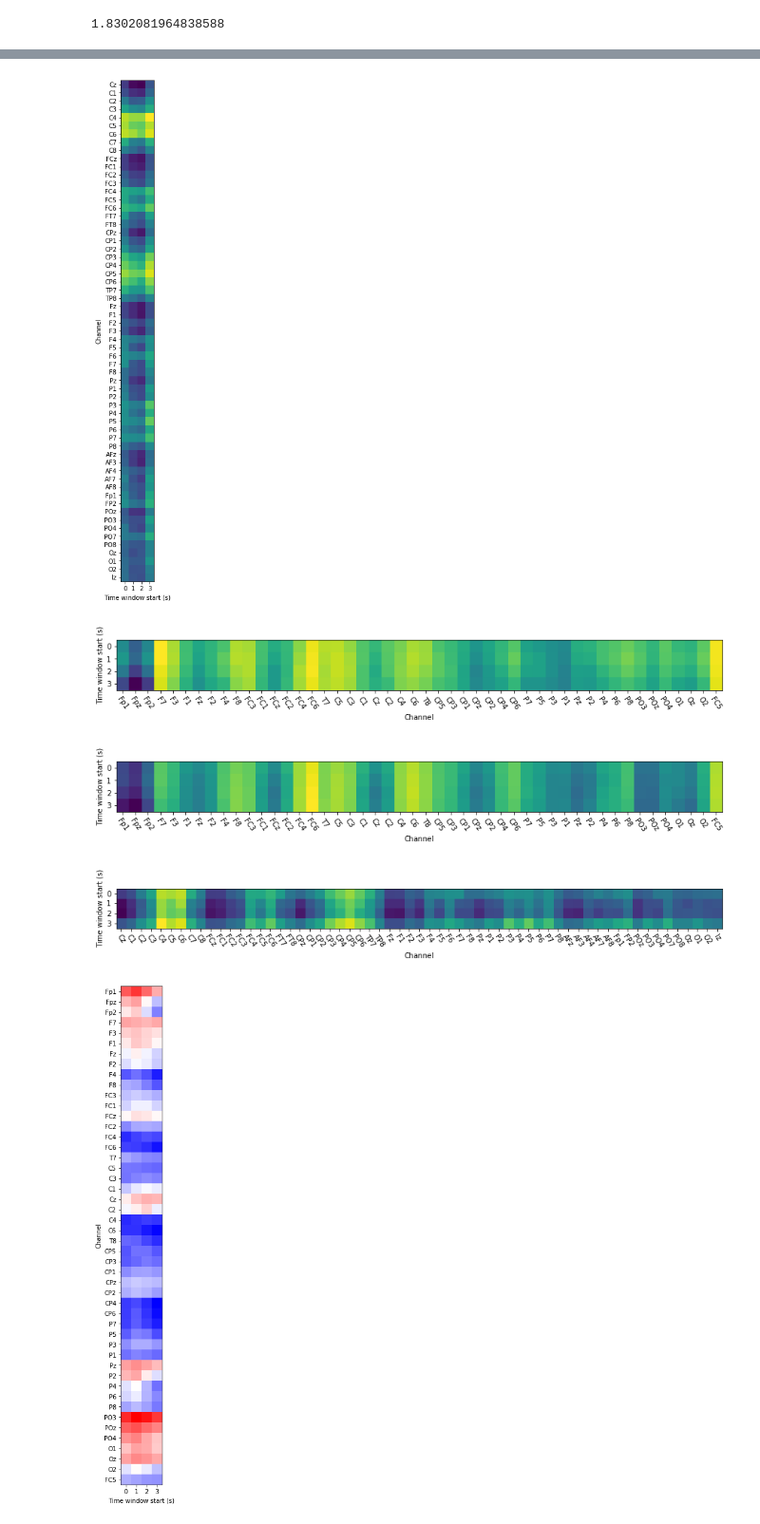
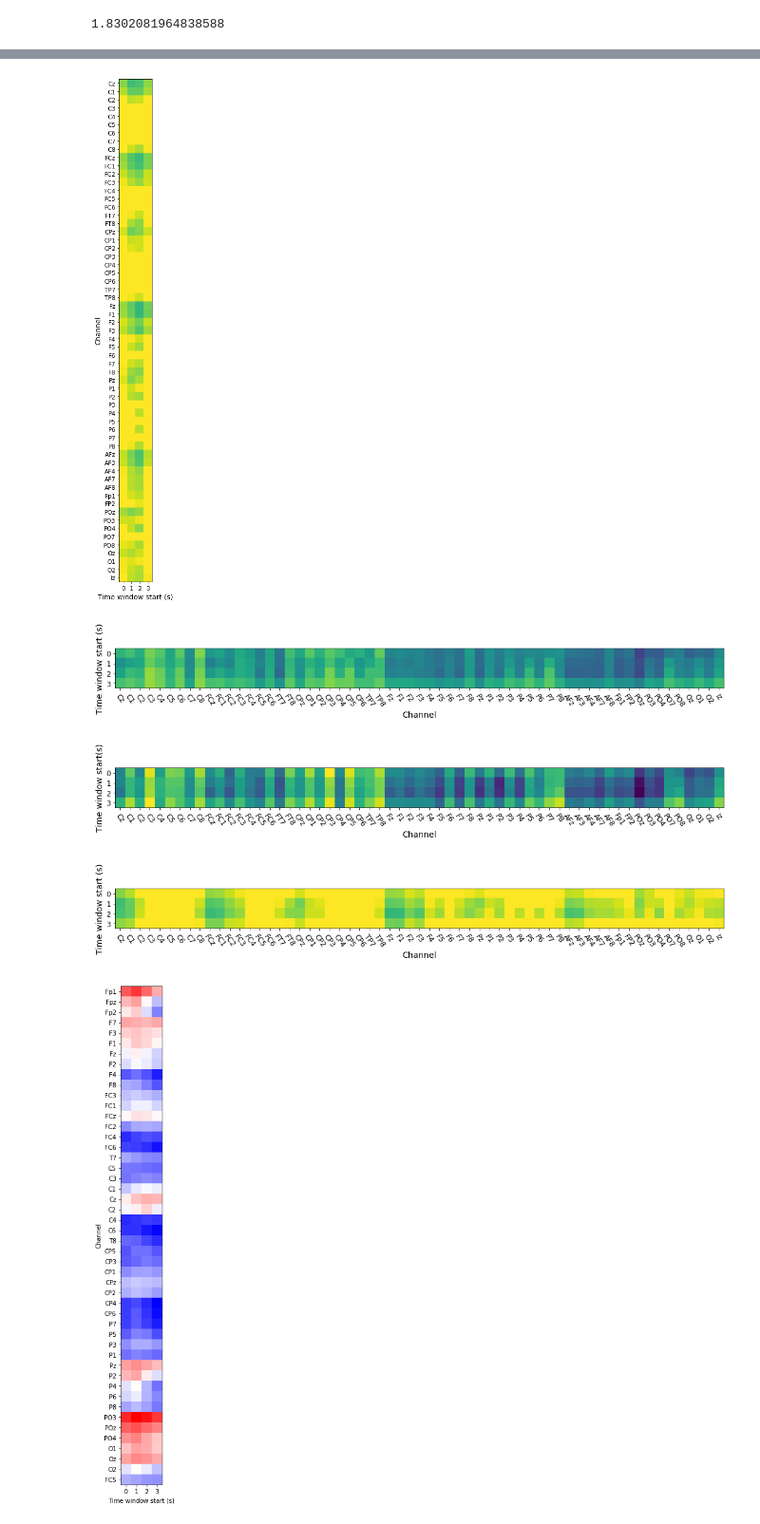
Before and after one commit to cristianch/EEG_CNP, a Jupyter notebook: notebooks/hfd_analysis.ipynb, the cells around one changed output, grey strips where cells are left out. Shown at 95% size. Saved outputs shown, nothing was run; the diff lists cells and outputs as text; code cells hidden in the pictures.

Commit message:
Adjusting graphs format

```diff
--- a/notebooks/hfd_analysis.ipynb
+++ b/notebooks/hfd_analysis.ipynb
@@ -567,3 +539,3 @@ NormaltestResult(statistic=2.5280177927926215, pvalue=0.28251916318974224)
 # %%
-max_hfd = np.max([np.max(pp_all_windows_repetitions), np.max(pnp_all_windows_repetitions)])
-min_hfd = np.min([np.min(pp_all_windows_repetitions), np.min(pnp_all_windows_repetitions)])
+max_hfd = np.max([np.max(pp_mean_all_windows), np.max(pnp_mean_all_windows), np.min(hv_mean_all_windows)])
+min_hfd = np.min([np.min(pp_mean_all_windows), np.min(pnp_mean_all_windows), np.min(hv_mean_all_windows)])
@@ -575,5 +559,10 @@ np.max(pp_all_windows_repetitions)
 np.mean(pp_all_windows_repetitions, axis=1).transpose()[14][1]
 # %% [output]
 1.8302081964838588
+# %%
+graph_font_label = 14
+graph_font_ticks = 12
+graph_labels = ch_names
+n_channels = 61
 # %%
 title = 'Normalized HFD values in ' + limb['name'] + ' within a 2s sliding window, PDP; k=7'
@@ -611,60 +602,64 @@ graph_name = 'window_hv_' + limb['name']
 
 plt.figure(figsize=[15,15])
 #plt.title(title)
-plt.ylabel('Channel')
-plt.yticks(ticks=range(61), labels=ch_names)
-plt.xticks(range(4))
-plt.xlabel('Time window start (s)')
-plt.imshow(hv_mean_all_windows)
-plt.savefig('./results/graphs/no_captions/v/' + limb['name'] + '/' + graph_name + '.eps')
-plt.savefig('./results/graphs/no_captions/v/' + limb['name'] + '/' + graph_name + '.jpg')
+plt.ylabel('Channel', fontsize=graph_font_label)
+plt.yticks(ticks=range(n_channels), labels=graph_labels, fontsize=graph_font_ticks)
+plt.xticks(range(4), fontsize=graph_font_ticks)
+plt.xlabel('Time window start (s)', fontsize=graph_font_label)
+plt.imshow(hv_mean_all_windows, vmin=min_hfd, vmax=max_hfd)
+plt.tight_layout()
+plt.savefig('./results/graphs/no_captions_new/v/' + limb['name'] + '/' + graph_name + '.eps')
+plt.savefig('./results/graphs/no_captions_new/v/' + limb['name'] + '/' + graph_name + '.jpg')
 # %% [output]
-[figure, old version]
+[figure, new version]
 # %%
 title = 'Normalized HFD values in ' + limb['name'] + ' within a 2s sliding window, PDP; k=7'
 graph_name = 'window_pdp_' + limb['name']
 
 plt.figure(figsize=[15,15])
 #plt.title(title)
-plt.xlabel('Channel')
-plt.xticks(ticks=range(48), labels=ch_names_new, rotation=-55)
-plt.yticks(range(4))
-plt.ylabel('Time window start (s)')
-plt.imshow(pp_mean_all_windows.transpose())
-plt.savefig('./results/graphs/no_captions/h/' + limb['name'] + '/' + graph_name + '.eps')
-plt.savefig('./results/graphs/no_captions/h/' + limb['name'] + '/' + graph_name + '.jpg')
+plt.xlabel('Channel', fontsize=graph_font_label)
+plt.xticks(ticks=range(n_channels), labels=graph_labels, rotation=-55, fontsize=graph_font_ticks)
+plt.yticks(range(4), fontsize=graph_font_ticks)
+plt.ylabel('Time window start (s)', fontsize=graph_font_label)
+plt.imshow(pp_mean_all_windows.transpose(), vmin=min_hfd, vmax=max_hfd)
+plt.tight_layout()
+plt.savefig('./results/graphs/no_captions_new/h/' + limb['name'] + '/' + graph_name + '.eps')
+plt.savefig('./results/graphs/no_captions_new/h/' + limb['name'] + '/' + graph_name + '.jpg')
 # %% [output]
-[figure, old version]
+[figure, new version]
 # %%
 title = 'Normalized HFD values in ' + limb['name'] + ' within a 2s sliding window, PNP; k=7'
 graph_name = 'window_pnp_' + limb['name']
 
 plt.figure(figsize=[15,15])
 #plt.title(title)
-plt.xlabel('Channel')
-plt.xticks(ticks=range(48), labels=ch_names_new, rotation=-55)
-plt.yticks(range(4))
-plt.ylabel('Time window start (s)')
-plt.imshow(pnp_mean_all_windows.transpose())
-plt.savefig('./results/graphs/no_captions/h/' + limb['name'] + '/' + graph_name + '.eps')
-plt.savefig('./results/graphs/no_captions/h/' + limb['name'] + '/' + graph_name + '.jpg')
+plt.xlabel('Channel', fontsize=graph_font_label)
+plt.xticks(ticks=range(n_channels), labels=graph_labels, rotation=-55, fontsize=graph_font_ticks)
+plt.yticks(range(4), fontsize=graph_font_ticks)
+plt.ylabel('Time window start(s)', fontsize=graph_font_label)
+plt.imshow(pnp_mean_all_windows.transpose(), vmin=min_hfd, vmax=max_hfd)
+plt.tight_layout()
+plt.savefig('./results/graphs/no_captions_new/h/' + limb['name'] + '/' + graph_name + '.eps')
+plt.savefig('./results/graphs/no_captions_new/h/' + limb['name'] + '/' + graph_name + '.jpg')
 # %% [output]
-[figure, old version]
+[figure, new version]
 # %%
 title = 'Normalized HFD values in ' + limb['name'] + ' within a 2s sliding window, PNP; k=7'
 graph_name = 'window_hv_' + limb['name']
 
 plt.figure(figsize=[15,15])
 #plt.title(title)
-plt.xlabel('Channel')
-plt.xticks(ticks=range(61), labels=ch_names, rotation=-55)
-plt.yticks(range(4))
-plt.ylabel('Time window start (s)')
-plt.imshow(hv_mean_all_windows.transpose())
-plt.savefig('./results/graphs/no_captions/h/' + limb['name'] + '/' + graph_name + '.eps')
-plt.savefig('./results/graphs/no_captions/h/' + limb['name'] + '/' + graph_name + '.jpg')
+plt.xlabel('Channel', fontsize=graph_font_label)
+plt.xticks(ticks=range(n_channels), labels=graph_labels, rotation=-55, fontsize=graph_font_ticks)
+plt.yticks(range(4), fontsize=graph_font_ticks)
+plt.ylabel('Time window start (s)', fontsize=graph_font_label)
+plt.imshow(hv_mean_all_windows.transpose(), vmin=min_hfd, vmax=max_hfd)
+plt.tight_layout()
+plt.savefig('./results/graphs/no_captions_new/h/' + limb['name'] + '/' + graph_name + '.eps')
+plt.savefig('./results/graphs/no_captions_new/h/' + limb['name'] + '/' + graph_name + '.jpg')
 # %% [output]
-[figure, old version]
+[figure, new version]
 # %%
 diff_all_windows[ch_names.index('P1')]
 # %%
```
Also changed, not shown: parts of 23 cells of this notebook, 12 other files.
